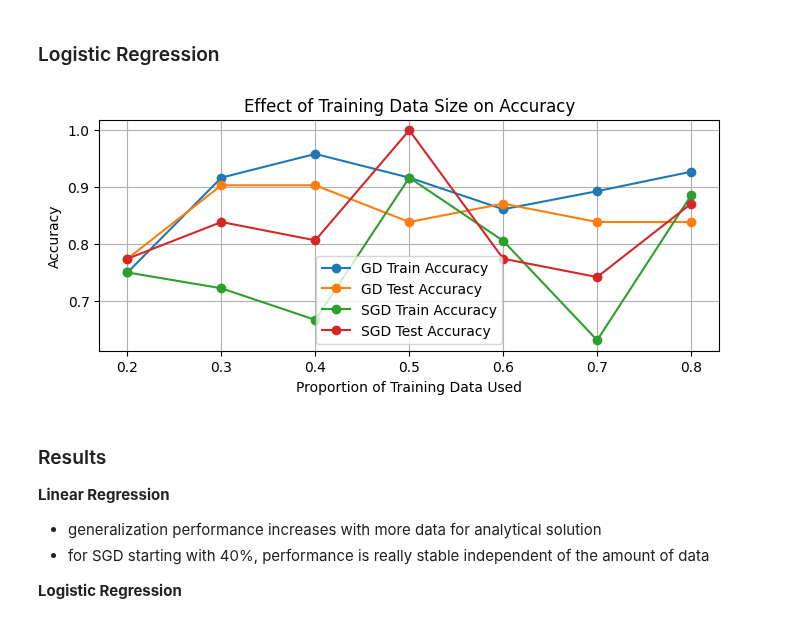
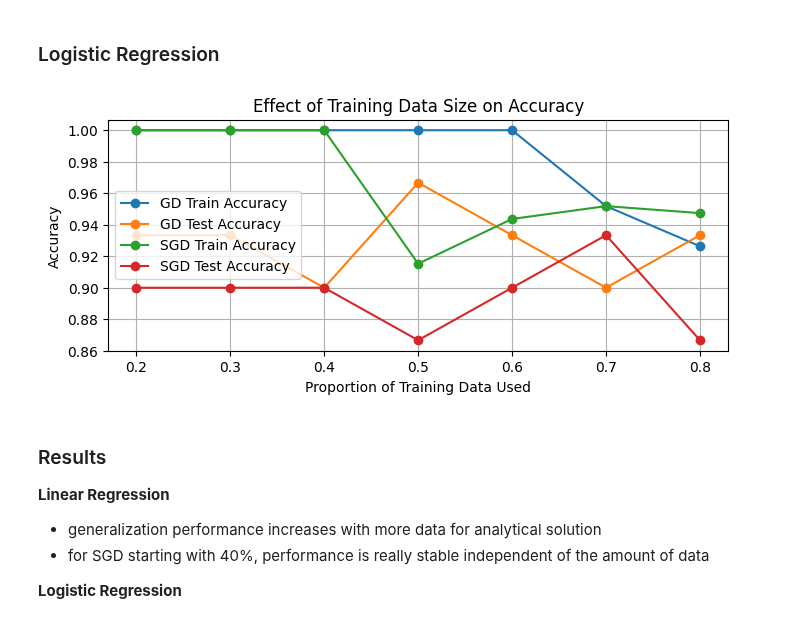
Before and after one commit to j-c-carr/Real-Estate-and-Wine-Quality-Prediction, a Jupyter notebook: experiments_test.ipynb, the cells around one changed output. Drawn from its saved outputs; the diff is of its cells as text; code cells hidden in the pictures.

```diff
--- a/experiments_test.ipynb
+++ b/experiments_test.ipynb
@@ -101,7 +102,7 @@ Mean squared error from SGD with mini-batch size 32: 16.307
 # %%
 BATCH_SIZE = 32
 OPTIMIZER_KWARGS = {
-    'max_iters': 4e4,
+    'max_iters': 1e5,
     'learning_rate': 0.05,
     'verbose': False
     }
@@ -113,20 +114,20 @@ y_wine_preds_gd = log_reg.predict(X_wine_test)
 w_gd = np.copy(log_reg.w)
 
 gd_accuracy = accuracy_score(y_wine_test, y_wine_preds_gd)
-gd_recall = recall_score(y_wine_test, y_wine_preds_gd, average='weighted')
-gd_precision = precision_score(y_wine_test, y_wine_preds_gd, average='weighted')
-gd_f1_score = f1_score(y_wine_test, y_wine_preds_gd, average='weighted')
+gd_recall = recall_score(y_wine_test, y_wine_preds_gd)
+gd_precision = precision_score(y_wine_test, y_wine_preds_gd)
+gd_f1_score = f1_score(y_wine_test, y_wine_preds_gd)
 
-# SGD fit
+# mini-batch SGD fit
 log_reg = LogisticRegression()
 log_reg.fit(X_wine_train, y_wine_train, optimizer_class=StochasticGradientDescent, batch_size=BATCH_SIZE, **OPTIMIZER_KWARGS)
 y_wine_preds_sgd = log_reg.predict(X_wine_test)
 w_sgd = np.copy(log_reg.w)
 
 sgd_accuracy = accuracy_score(y_wine_test, y_wine_preds_sgd)
-sgd_recall = recall_score(y_wine_test, y_wine_preds_sgd, average='weighted')
-sgd_precision = precision_score(y_wine_test, y_wine_preds_sgd, average='weighted')
-sgd_f1_score = f1_score(y_wine_test, y_wine_preds_sgd, average='weighted')
+sgd_recall = recall_score(y_wine_test, y_wine_preds_sgd)
+sgd_precision = precision_score(y_wine_test, y_wine_preds_sgd)
+sgd_f1_score = f1_score(y_wine_test, y_wine_preds_sgd)
 
 print("L2 norm between sgd weights and mini-batch weights: ", np.linalg.norm(w_gd - w_sgd))
 print(f"Accuracy:\n \tGD: {gd_accuracy:.5g}, SGD with mini-batch of size {BATCH_SIZE}: {sgd_accuracy:.5g}")
@@ -172,8 +173,7 @@ temp_df = housing_df.drop(columns='CHAS')
 temp_df_cleaned = remove_outliers(temp_df, factor=IQR_FACTOR)
 housing_df_cleaned = pd.concat([temp_df_cleaned, housing_df['CHAS'].loc[temp_df_cleaned.index]], axis=1)
 
-wine_df_cleaned = wine_df.copy()
-wine_df_cleaned = remove_outliers(wine_df_cleaned, factor=IQR_FACTOR)
+wine_df_cleaned = remove_outliers(wine_df, factor=IQR_FACTOR)
 
 X_housing = housing_df_cleaned.drop(['MEDV'], axis=1).to_numpy()
 y_housing = housing_df_cleaned.MEDV.to_numpy().reshape(-1,1)
@@ -195,7 +195,7 @@ errors_analytic_test = []
 errors_sgd_train = []
 errors_sgd_test = []
 
-for X_train_fold, y_train_fold, X_test_fold, y_test_fold in k_fold_split(X_housing, y_housing):
+for X_train_fold, y_train_fold, X_test_fold, y_test_fold in k_fold_split(X_housing, y_housing, n_splits=5):
 
     # data normalization
     X_train_fold, X_test_fold = min_max_scale(X_train_fold, X_test_fold)
@@ -252,9 +252,11 @@ Test Std: 6.940885239838512
 ### Logistic Regression
 # %%
 BATCH_SIZE = 64
-OPTIMIZER_KWARGS = {'max_iters': 4e4,
-                    'learning_rate': 0.05,
-                    'verbose': False}
+OPTIMIZER_KWARGS = {
+    'max_iters': 4e4,
+    'learning_rate': 0.05,
+    'verbose': False
+    }
 
 results_gd_train = []
 results_gd_test = []
@@ -399,8 +409,8 @@ plt.show()
 # %% [markdown]
 ### Logistic Regression
 # %%
-BATCH_SIZE = 8
-OPTIMIZER_KWARGS = {'max_iters': 4e4,
+BATCH_SIZE = 16
+OPTIMIZER_KWARGS = {'max_iters': 1e5,
                     'learning_rate': 0.05,
                     'verbose': False}
 
@@ -413,34 +423,34 @@ sgd_train_accuracies = []
 sgd_test_accuracies = []
 
 for size in sizes:
     # select data subset
     subset_size = int(size * X_wine_train.shape[0])
     X_train_subset = X_wine_train[:subset_size]
     y_train_subset = y_wine_train[:subset_size]
 
     # GD fit
     log_reg.fit(X_train_subset, y_train_subset, optimizer_class=GradientDescent, **OPTIMIZER_KWARGS)
     gd_train_accuracies.append(accuracy_score(y_train_subset, log_reg.predict(X_train_subset)))
     gd_test_accuracies.append(accuracy_score(y_wine_test, log_reg.predict(X_wine_test)))
 
     # mini-batch SGD fit
     log_reg.fit(X_train_subset, y_train_subset, optimizer_class=StochasticGradientDescent, batch_size=BATCH_SIZE, **OPTIMIZER_KWARGS)
     sgd_train_accuracies.append(accuracy_score(y_train_subset, log_reg.predict(X_train_subset)))
     sgd_test_accuracies.append(accuracy_score(y_wine_test, log_reg.predict(X_wine_test)))
 
 plt.figure(figsize=(8, 3))
 plt.plot(sizes, gd_train_accuracies, '-o', label="GD Train Accuracy")
 plt.plot(sizes, gd_test_accuracies, '-o', label="GD Test Accuracy")
 plt.plot(sizes, sgd_train_accuracies, '-o', label="SGD Train Accuracy")
 plt.plot(sizes, sgd_test_accuracies, '-o', label="SGD Test Accuracy")
 plt.xlabel("Proportion of Training Data Used")
 plt.ylabel("Accuracy")
 plt.title("Effect of Training Data Size on Accuracy")
 plt.legend()
 plt.grid(True)
 plt.show()
 # %% [output]
-[figure, old version]
+[figure, new version]
 # %% [markdown]
 ### Results
 
```
Also changed, not shown: parts of 10 cells of this notebook, 3 other files.
